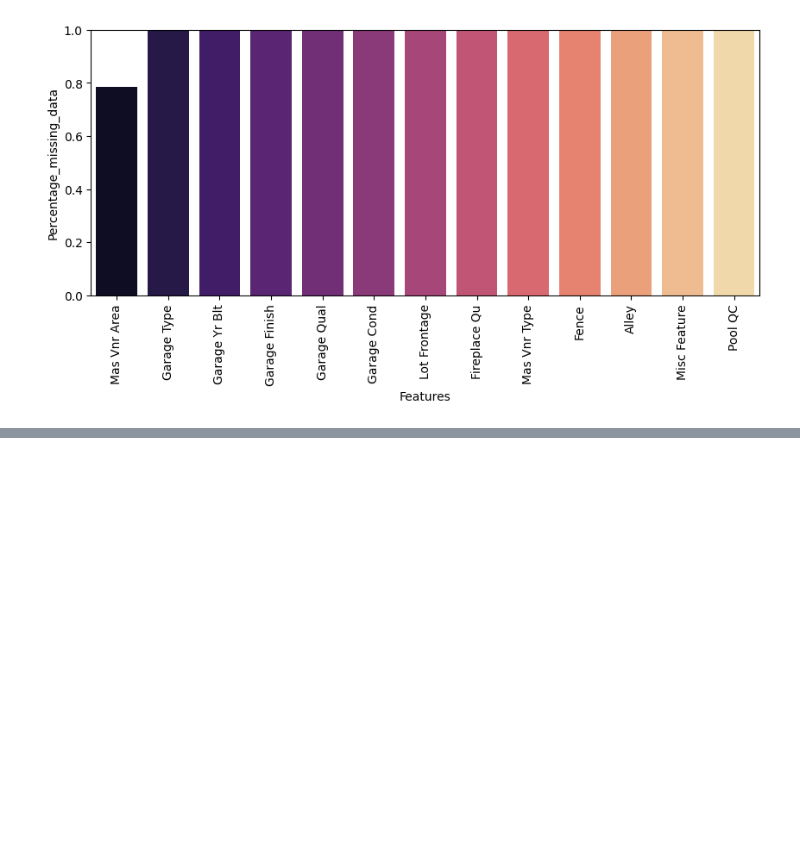
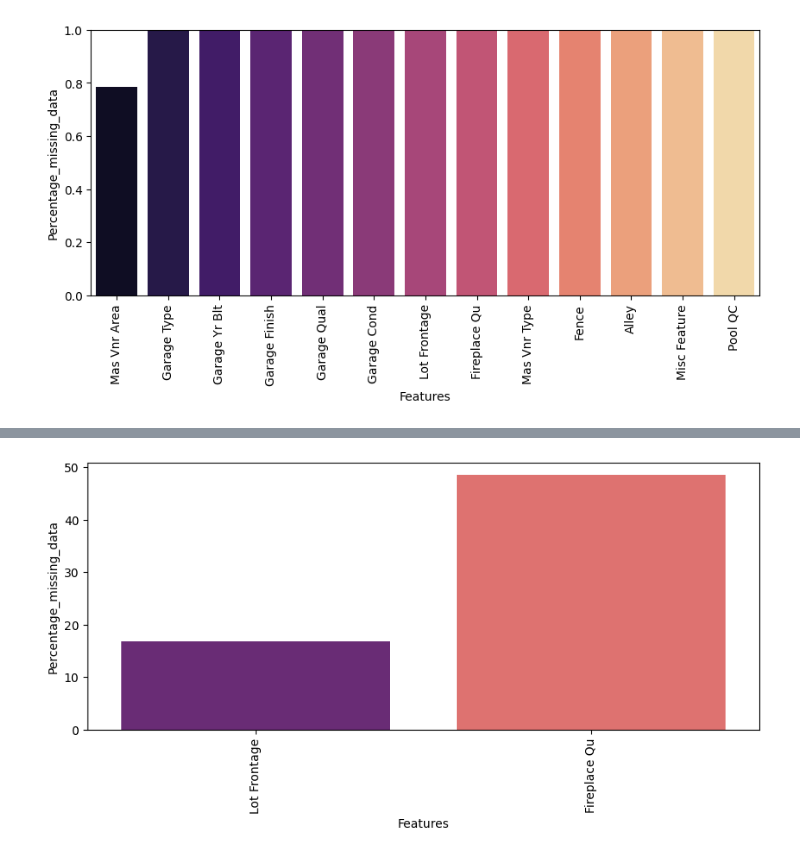
Before and after one commit to AlexTmbMifi/ML_basic, a Jupyter notebook: FeaturesEngineering.ipynb, the cells around one changed output, grey strips where cells are left out. Cells and saved outputs as stored; diff of their text form; code cells hidden in the pictures; blank space fills up the shorter version.

```diff
--- a/FeaturesEngineering.ipynb
+++ b/FeaturesEngineering.ipynb
@@ -379,0 +407,14 @@ plt.xticks(rotation=90);
+# %%
+# Fence, Alley, Misc Feature, Pool QC - мало данных в каждом признаке. Можно спокойно удалить
+df = df.drop(['Fence', 'Alley', 'Misc Feature', 'Pool QC'], axis=1)
+# %%
+percent_nan = percent_missing(df)
+# %%
+# осталось разобраться с двумя признаками. Строки удалять нельзя и колонки, т.к процент данных 1 < x < 80
+fig, ax = plt.subplots(figsize=(10, 4))
+plt.xlabel('Features')
+plt.ylabel('Percentage_missing_data')
+sns.barplot(x=percent_nan.index, y=percent_nan, hue=percent_nan.index, palette='magma')
+plt.xticks(rotation=90);
+# %% [output]
+[figure, added]
```
Also changed, not shown: parts of 23 cells of this notebook.
